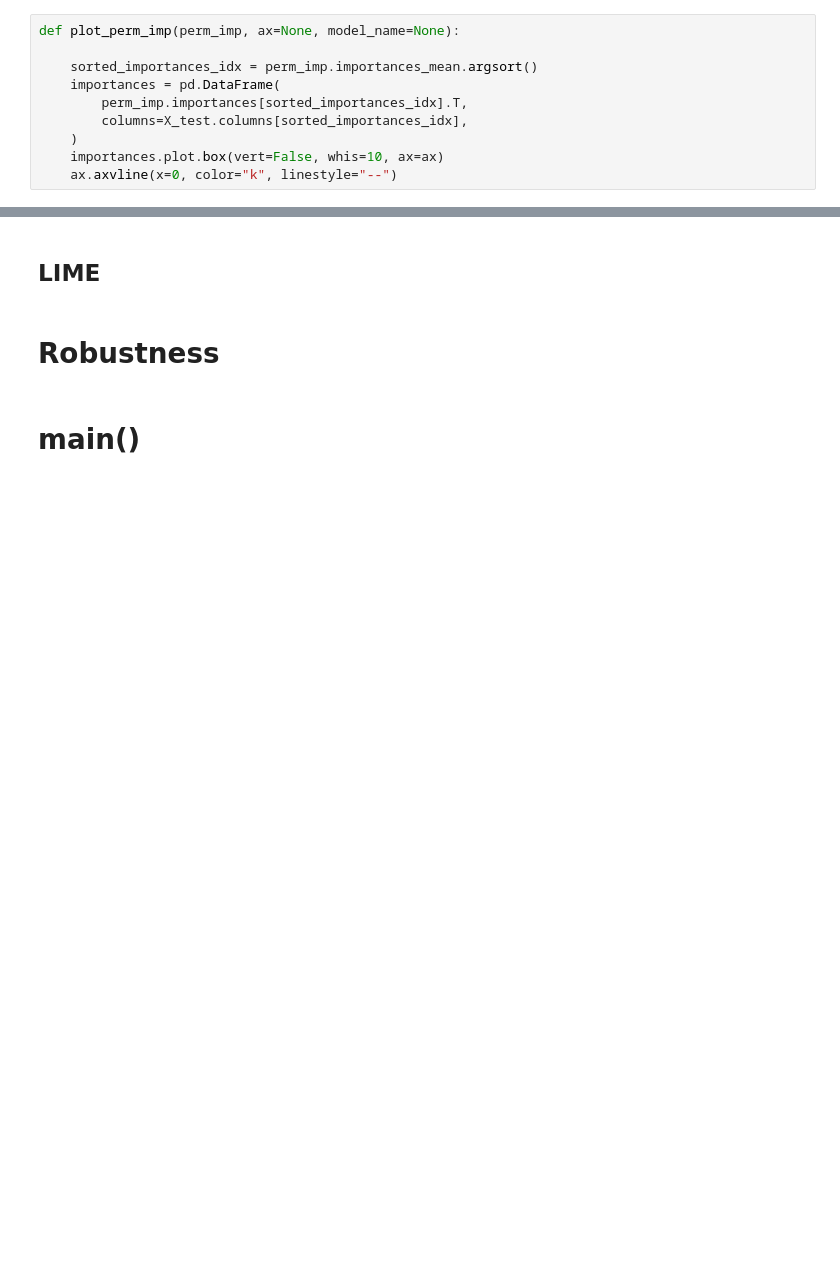
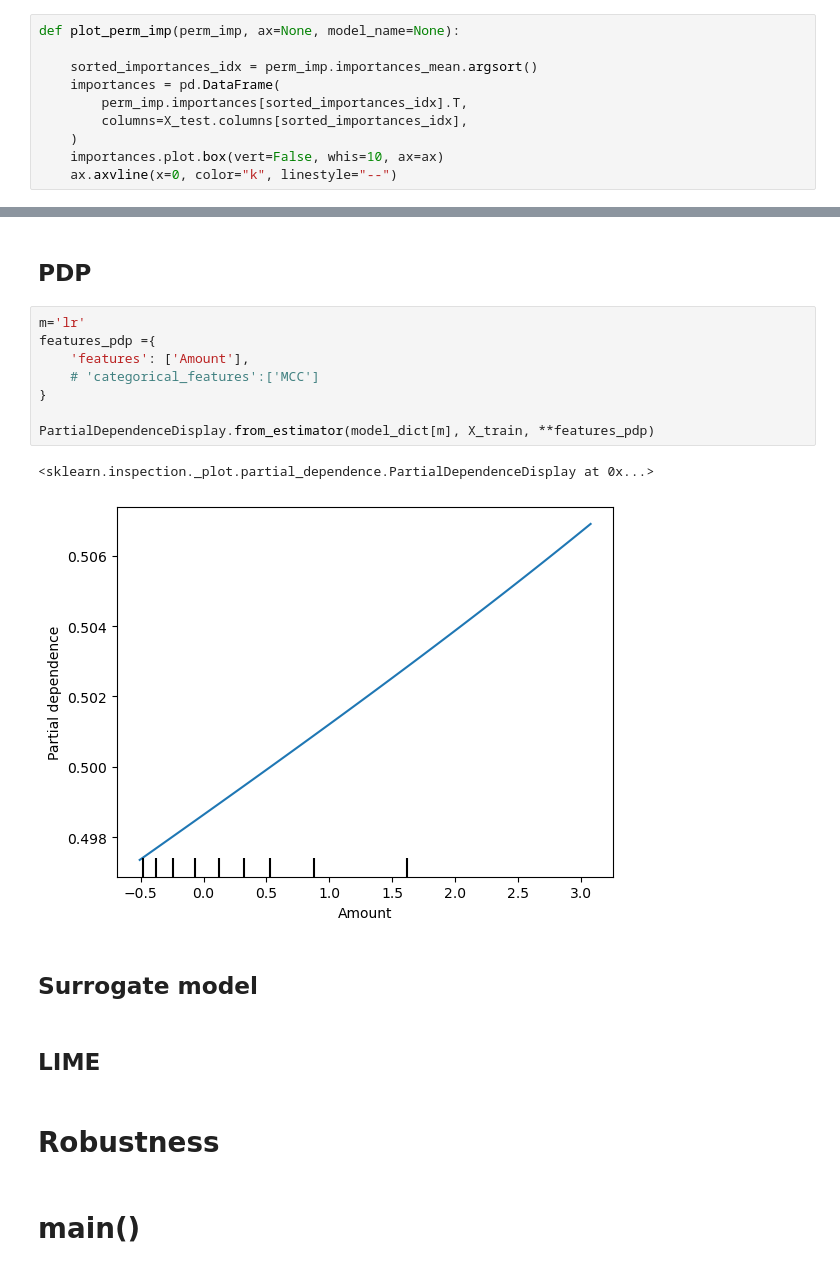
Before and after one commit to elohimfr/algo_assurance, a Jupyter notebook: MRM_fraud.ipynb, the cells around one changed output, grey strips where cells are left out. Cells and saved outputs as stored; diff of their text form; blank space fills up the shorter version.

```diff
--- a/MRM_fraud.ipynb
+++ b/MRM_fraud.ipynb
@@ -794,3 +889,18 @@ Amount          0.000 +/- 0.000
+# %% [markdown]
+## PDP
+# %%
+m='lr'
+features_pdp ={
+    'features': ['Amount'],
+    # 'categorical_features':['MCC']
+}
+
+PartialDependenceDisplay.from_estimator(model_dict[m], X_train, **features_pdp)
+# %% [output]
+<sklearn.inspection._plot.partial_dependence.PartialDependenceDisplay at 0x...>
+[figure, added]
+# %% [markdown]
+## Surrogate model
 # %% [markdown]
 ## LIME
 # %% [markdown]
```
Also changed, not shown: parts of 44 cells of this notebook, 1 other file.
